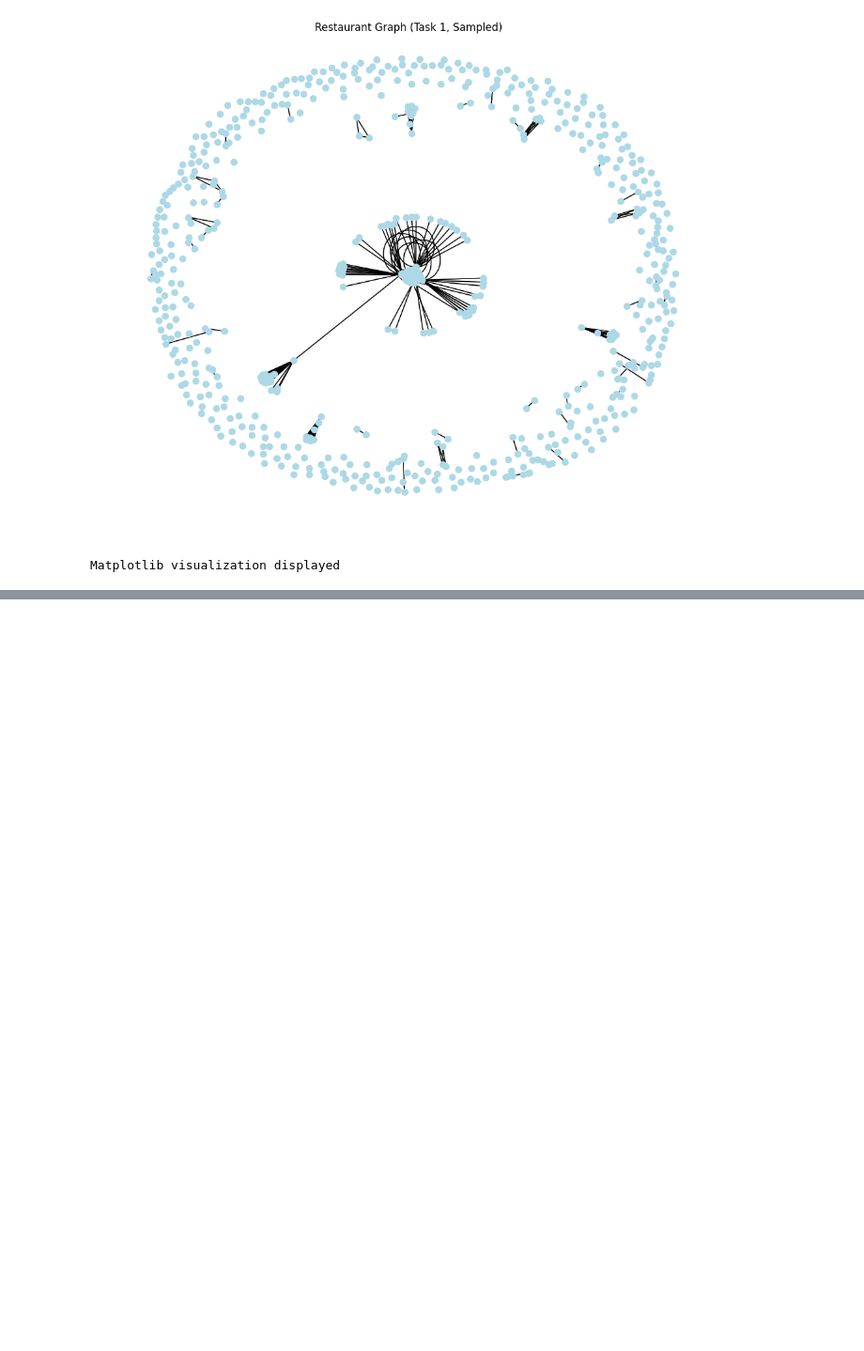
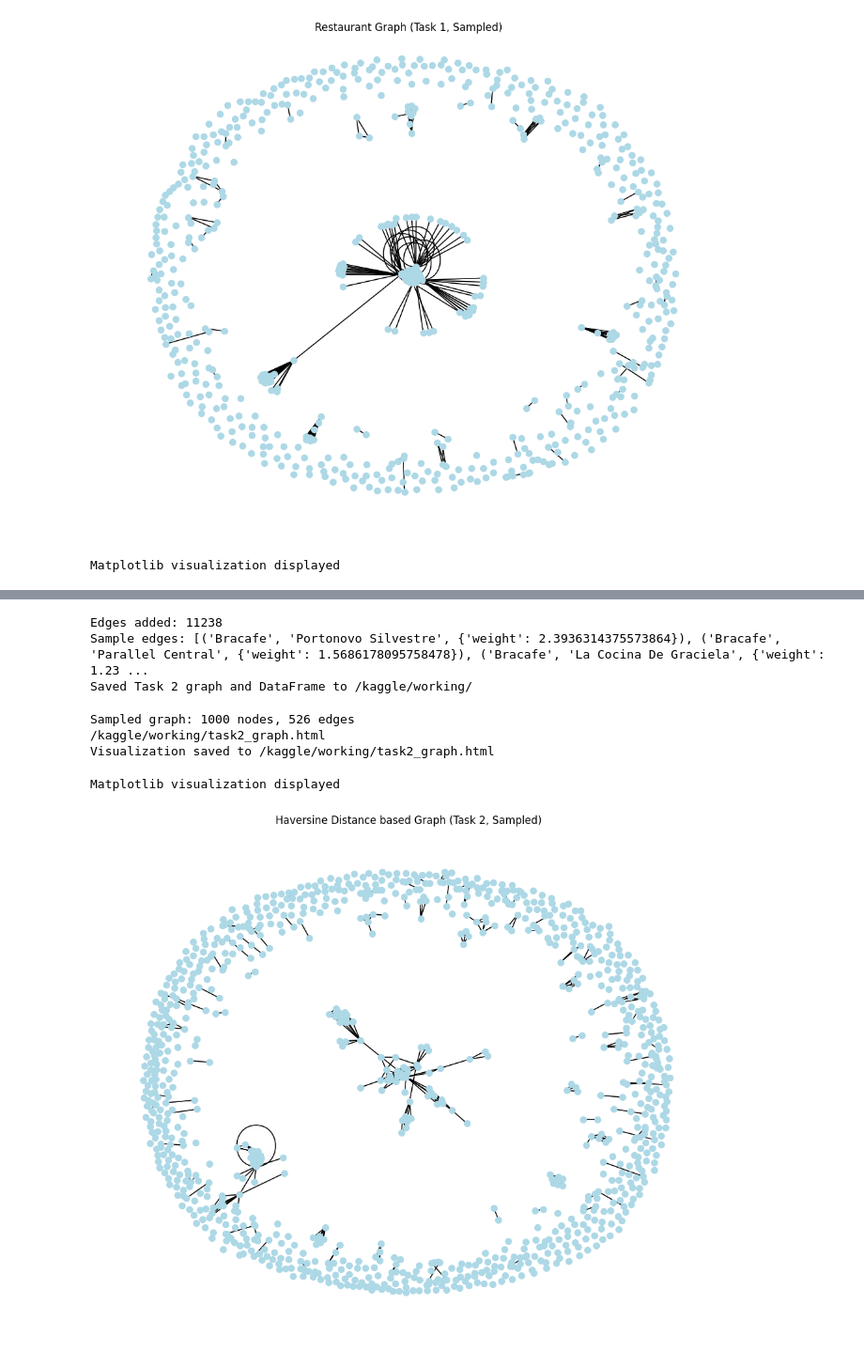
Before and after one commit to Marwa-Khan/TripAdvisor-European-restaurants, a Jupyter notebook: data-preprocessing.ipynb, the cells around one changed output, grey strips where cells are left out. Shown at 94% size. Saved outputs shown, nothing was run; the diff lists cells and outputs as text; code cells hidden in the pictures; blank space fills up the shorter version.

```diff
--- a/data-preprocessing.ipynb
+++ b/data-preprocessing.ipynb
@@ -571,0 +592,7 @@ Matplotlib visualization displayed
+# %%
+
+### just for clarity
+
+# Load reduced dataset
+df = pd.read_parquet('/kaggle/working/processed_df.parquet')  # or '/kaggle/working/reduced_dataset.parquet'
+print(f"Loaded dataset size: {len(df)}")
@@ -571,0 +732,58 @@ Matplotlib visualization displayed
+# %%
+# Verify
+print(f"Edges added: {G_task2.number_of_edges()}")
+print(f"Sample edges: {list(G_task2.edges(data=True))[:5]}")
+
+# Save session data
+nx.write_gml(G_task2, '/kaggle/working/task2_graph.gml')
+df.to_parquet('/kaggle/working/task2_df.parquet')
+print("Saved Task 2 graph and DataFrame to /kaggle/working/")
+# %% [output]
+Edges added: 11238
+Sample edges: [('Bracafe', 'Portonovo Silvestre', {'weight': 2.3936314375573864}), ('Bracafe', 'Parallel Central', {'weight': 1.5686178095758478}), ('Bracafe', 'La Cocina De Graciela', {'weight': 1.23 ...
+Saved Task 2 graph and DataFrame to /kaggle/working/
+# %%
+# Visualize sampled subgraph
+sampled_nodes = list(G_task2.nodes())[:1000]
+G_sampled = G_task2.subgraph(sampled_nodes)
+print(f"Sampled graph: {G_sampled.number_of_nodes()} nodes, {G_sampled.number_of_edges()} edges")
+
+# net = Network(notebook=True, height="500px", width="100%", directed=False, cdn_resources='in_line')
+# net.from_nx(G_sampled)
+# for node in G_sampled.nodes():
+#     net.get_node(node)['label'] = node
+# for edge in G_sampled.edges(data=True):
+#     net.get_edge(edge[0], edge[1])['value'] = edge[2]['weight']
+
+for u, v, data in G_sampled.edges(data=True):
+    data['value'] = data.get('weight', 1)
+
+# Now create the PyVis network from the modified graph
+net = Network(notebook=True, height="500px", width="100%", directed=False, cdn_resources='in_line')
+net.from_nx(G_sampled)
+
+# Optional: Add labels to nodes
+for node in G_sampled.nodes():
+    net.get_node(node)['label'] = node
+
+
+net.show("/kaggle/working/task2_graph.html")
+print("Visualization saved to /kaggle/working/task2_graph.html")
+# %% [output]
+Sampled graph: 1000 nodes, 526 edges
+/kaggle/working/task2_graph.html
+Visualization saved to /kaggle/working/task2_graph.html
+# %%
+# Step 4: Alternative Matplotlib visualization
+plt.figure(figsize=(10, 8))
+pos = nx.spring_layout(G_sampled, k=0.1)
+nx.draw(G_sampled, pos, node_size=50, node_color='lightblue', with_labels=False)
+nx.draw_networkx_edges(G_sampled, pos, alpha=0.5)
+plt.title("Haversine Distance based Graph (Task 2, Sampled)")
+# plt.show()
+print("Matplotlib visualization displayed")
+plt.savefig('/kaggle/working/task2_graph.png')
+plt.show()
+# %% [output]
+Matplotlib visualization displayed
+[figure, added]
```
Also changed, not shown: parts of 7 cells of this notebook.
